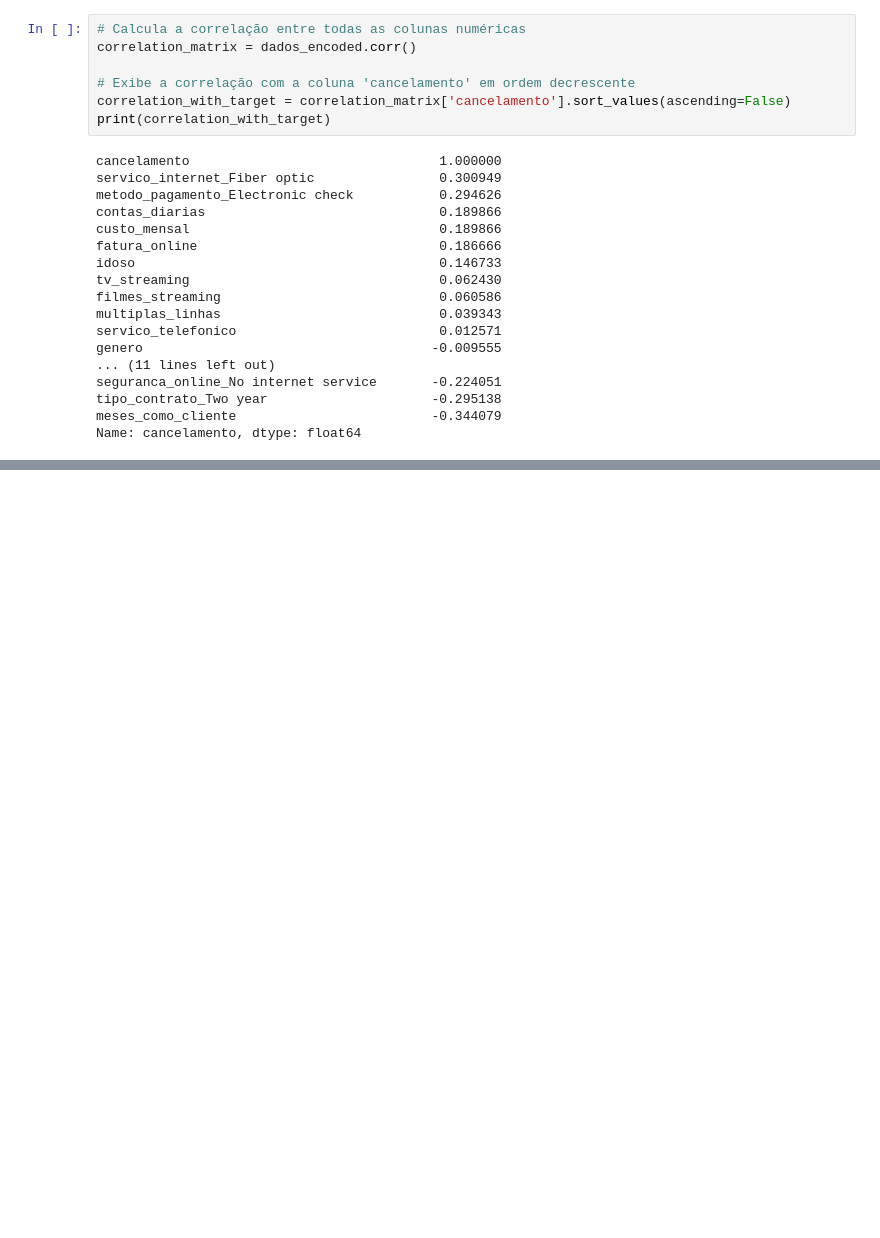
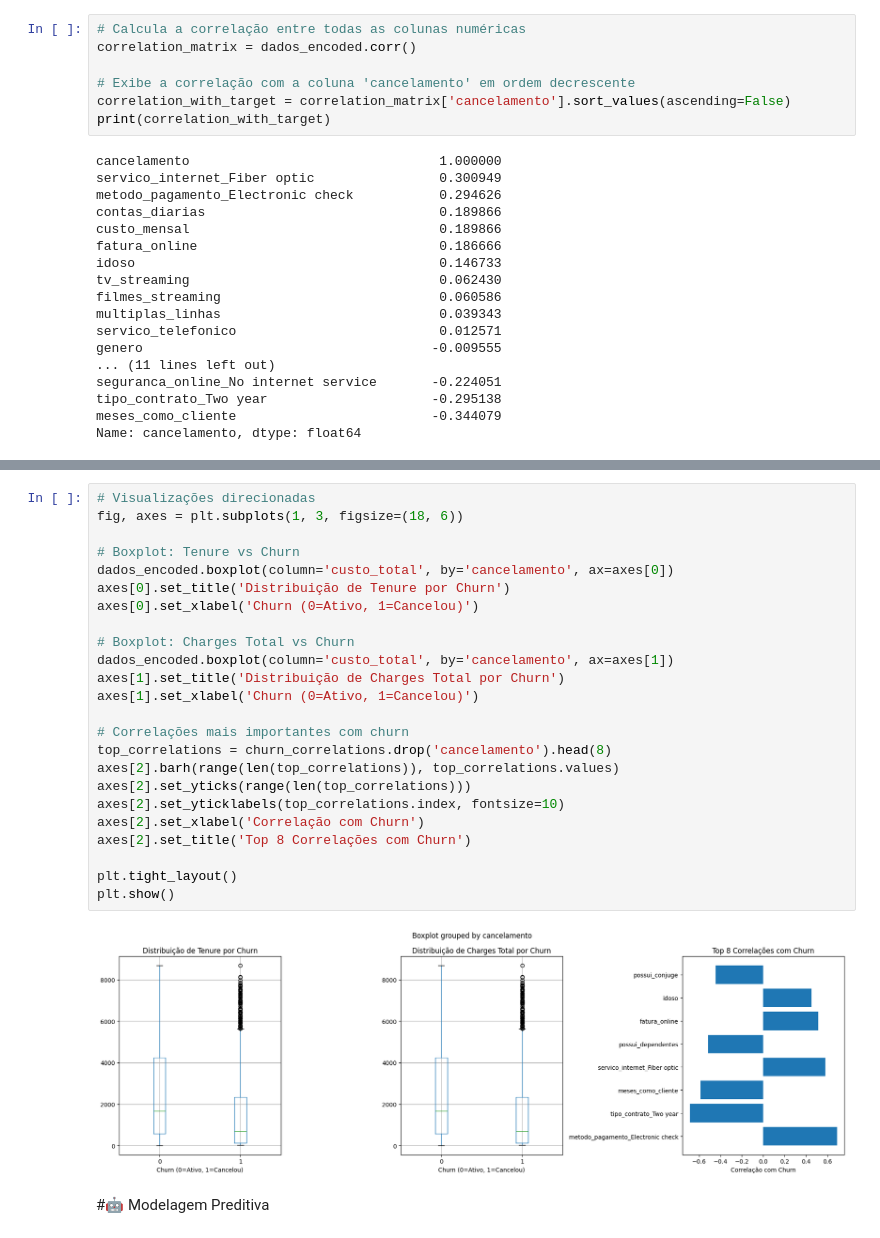
Before and after one commit to Laviniamadeira/TelecomX_parte2, a Jupyter notebook: TelecomX_parte2.ipynb, the cells around one changed output, grey strips where cells are left out. Saved outputs shown, nothing was run; the diff lists cells and outputs as text; blank space fills up the shorter version.

Commit message:
Modelagem preditiva

```diff
--- a/TelecomX_parte2.ipynb
+++ b/TelecomX_parte2.ipynb
@@ -113,0 +184,28 @@ plt.show()
+# %%
+# Visualizações direcionadas
+fig, axes = plt.subplots(1, 3, figsize=(18, 6))
+
+# Boxplot: Tenure vs Churn
+dados_encoded.boxplot(column='custo_total', by='cancelamento', ax=axes[0])
+axes[0].set_title('Distribuição de Tenure por Churn')
+axes[0].set_xlabel('Churn (0=Ativo, 1=Cancelou)')
+
+# Boxplot: Charges Total vs Churn
+dados_encoded.boxplot(column='custo_total', by='cancelamento', ax=axes[1])
+axes[1].set_title('Distribuição de Charges Total por Churn')
+axes[1].set_xlabel('Churn (0=Ativo, 1=Cancelou)')
+
+# Correlações mais importantes com churn
+top_correlations = churn_correlations.drop('cancelamento').head(8)
+axes[2].barh(range(len(top_correlations)), top_correlations.values)
+axes[2].set_yticks(range(len(top_correlations)))
+axes[2].set_yticklabels(top_correlations.index, fontsize=10)
+axes[2].set_xlabel('Correlação com Churn')
+axes[2].set_title('Top 8 Correlações com Churn')
+
+plt.tight_layout()
+plt.show()
+# %% [output]
+[figure, added]
+# %% [markdown]
+#🤖 Modelagem Preditiva
```
Also changed, not shown: parts of 17 cells of this notebook.
